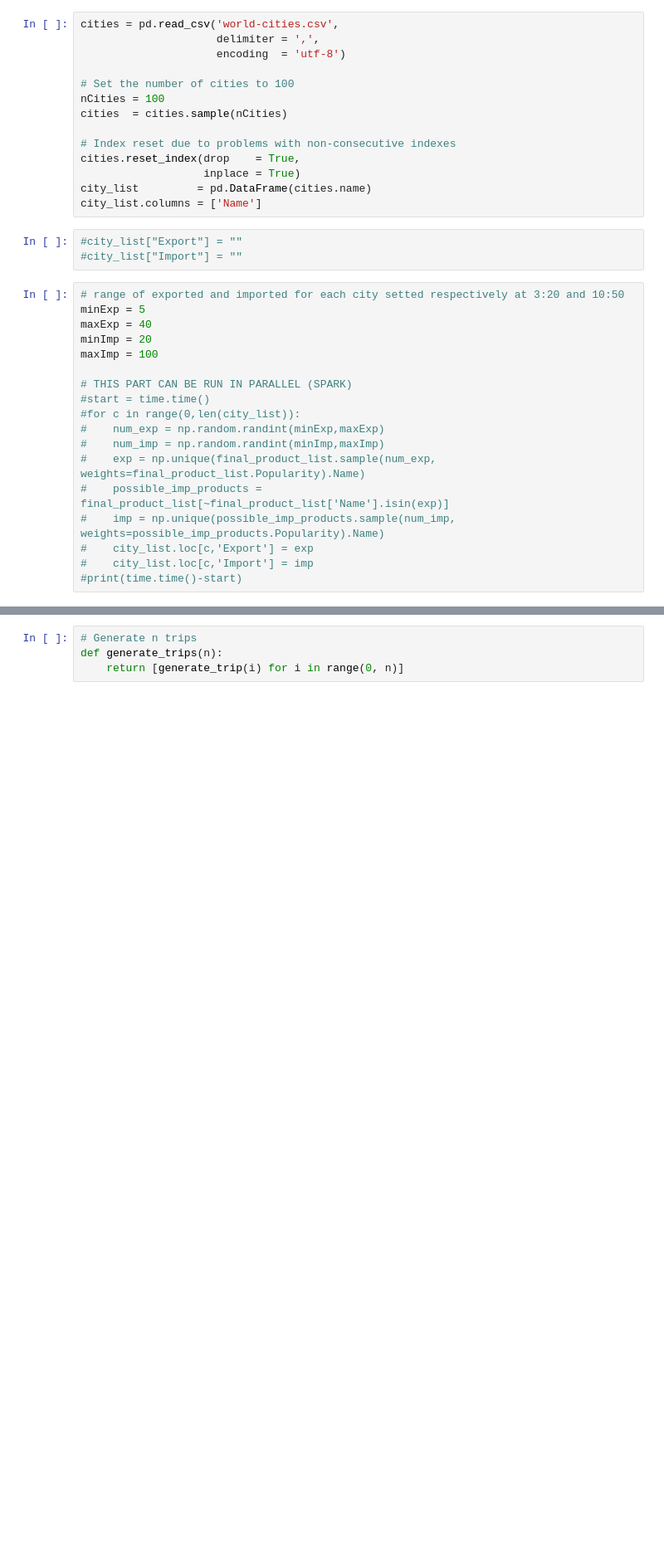
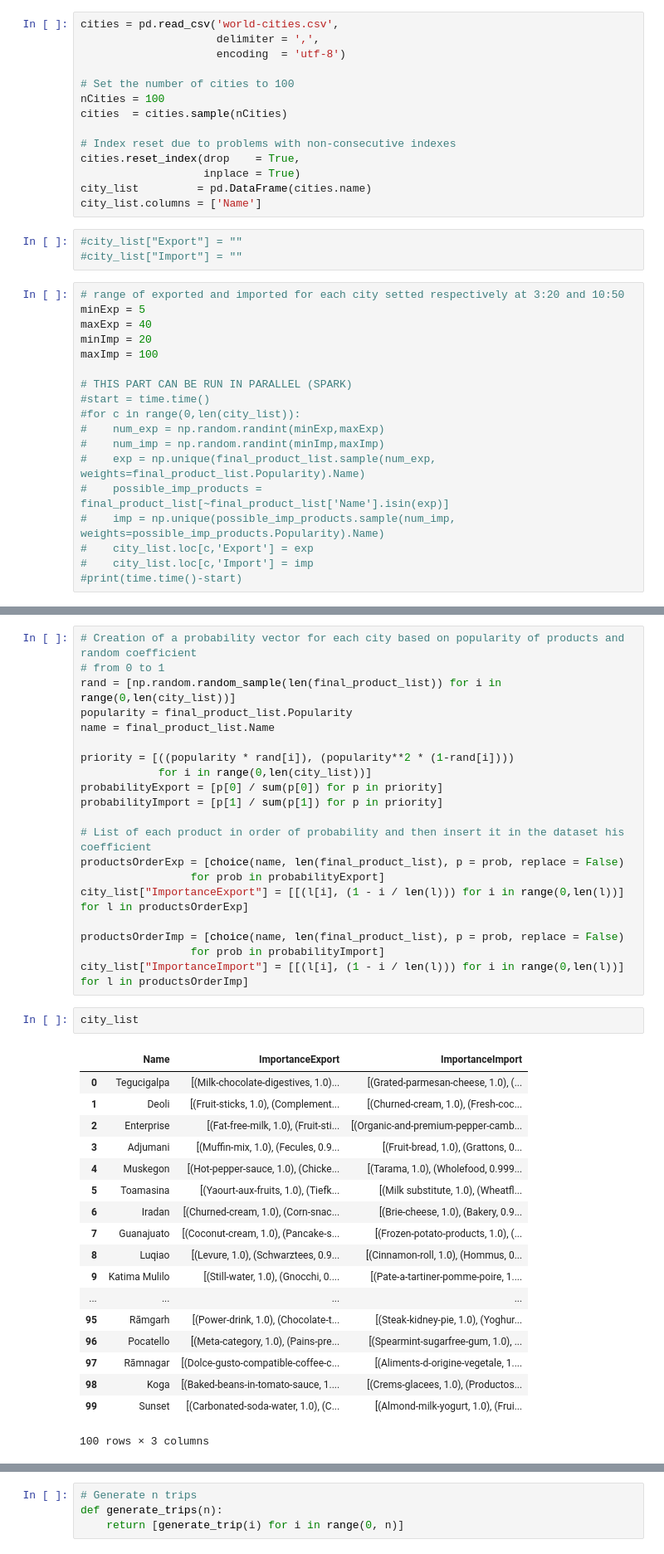
Before and after one commit to aambrosi/DataMiningProject, a Jupyter notebook: DatasetCreation.ipynb, the cells around one changed output, grey strips where cells are left out. Shown at 83% size. Drawn from its saved outputs; the diff is of its cells as text; blank space fills up the shorter version.

```diff
--- a/DatasetCreation.ipynb
+++ b/DatasetCreation.ipynb
@@ -121,3 +60,44 @@ print(time.time() - start)
+# %%
+# Creation of a probability vector for each city based on popularity of products and random coefficient
+# from 0 to 1
+rand = [np.random.random_sample(len(final_product_list)) for i in range(0,len(city_list))]
+popularity = final_product_list.Popularity
+name = final_product_list.Name
+
+priority = [((popularity * rand[i]), (popularity**2 * (1-rand[i])))
+            for i in range(0,len(city_list))]
+probabilityExport = [p[0] / sum(p[0]) for p in priority]
+probabilityImport = [p[1] / sum(p[1]) for p in priority]
+
+# List of each product in order of probability and then insert it in the dataset his coefficient
+productsOrderExp = [choice(name, len(final_product_list), p = prob, replace = False)
+                 for prob in probabilityExport]
+city_list["ImportanceExport"] = [[(l[i], (1 - i / len(l))) for i in range(0,len(l))] for l in productsOrderExp]
+
+productsOrderImp = [choice(name, len(final_product_list), p = prob, replace = False)
+                 for prob in probabilityImport]
+city_list["ImportanceImport"] = [[(l[i], (1 - i / len(l))) for i in range(0,len(l))] for l in productsOrderImp]
+# %%
+city_list
+# %% [output]
+|  | Name | ImportanceExport | ImportanceImport |
+| 0 | Tegucigalpa | [(Milk-chocolate-digestives, 1.0)... | [(Grated-parmesan-cheese, 1.0), (... |
+| 1 | Deoli | [(Fruit-sticks, 1.0), (Complement... | [(Churned-cream, 1.0), (Fresh-coc... |
+| 2 | Enterprise | [(Fat-free-milk, 1.0), (Fruit-sti... | [(Organic-and-premium-pepper-camb... |
+| 3 | Adjumani | [(Muffin-mix, 1.0), (Fecules, 0.9... | [(Fruit-bread, 1.0), (Grattons, 0... |
+| 4 | Muskegon | [(Hot-pepper-sauce, 1.0), (Chicke... | [(Tarama, 1.0), (Wholefood, 0.999... |
+| 5 | Toamasina | [(Yaourt-aux-fruits, 1.0), (Tiefk... | [(Milk substitute, 1.0), (Wheatfl... |
+| 6 | Iradan | [(Churned-cream, 1.0), (Corn-snac... | [(Brie-cheese, 1.0), (Bakery, 0.9... |
+| 7 | Guanajuato | [(Coconut-cream, 1.0), (Pancake-s... | [(Frozen-potato-products, 1.0), (... |
+| 8 | Luqiao | [(Levure, 1.0), (Schwarztees, 0.9... | [(Cinnamon-roll, 1.0), (Hommus, 0... |
+| 9 | Katima Mulilo | [(Still-water, 1.0), (Gnocchi, 0.... | [(Pate-a-tartiner-pomme-poire, 1.... |
+| ... | ... | ... | ... |
+| 95 | Rāmgarh | [(Power-drink, 1.0), (Chocolate-t... | [(Steak-kidney-pie, 1.0), (Yoghur... |
+| 96 | Pocatello | [(Meta-category, 1.0), (Pains-pre... | [(Spearmint-sugarfree-gum, 1.0), ... |
+| 97 | Rāmnagar | [(Dolce-gusto-compatible-coffee-c... | [(Aliments-d-origine-vegetale, 1.... |
+| 98 | Koga | [(Baked-beans-in-tomato-sauce, 1.... | [(Crems-glacees, 1.0), (Productos... |
+| 99 | Sunset | [(Carbonated-soda-water, 1.0), (C... | [(Almond-milk-yogurt, 1.0), (Frui... |
+100 rows × 3 columns
 # %%
 def standard_info(i, rid, tcd, trip, final_trip):
     final_trip.loc[i, 'RouteId']   = rid
```
Also changed, not shown: parts of 10 cells of this notebook, 1 other file.
